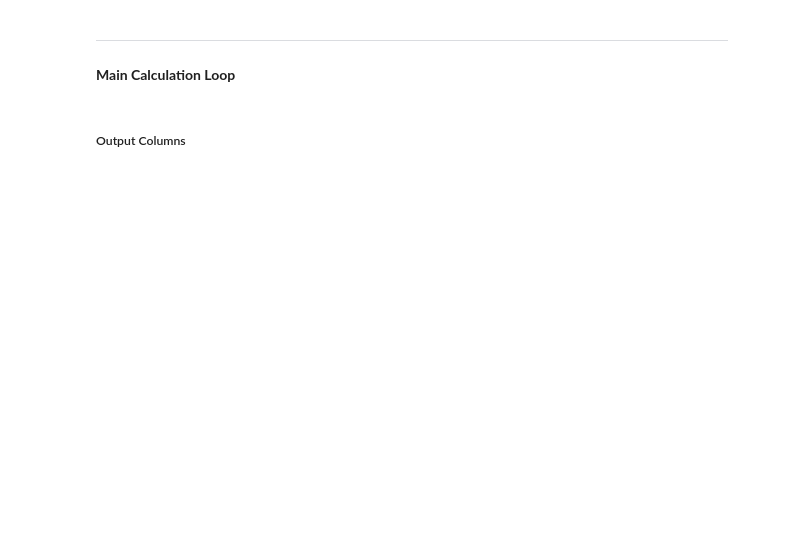
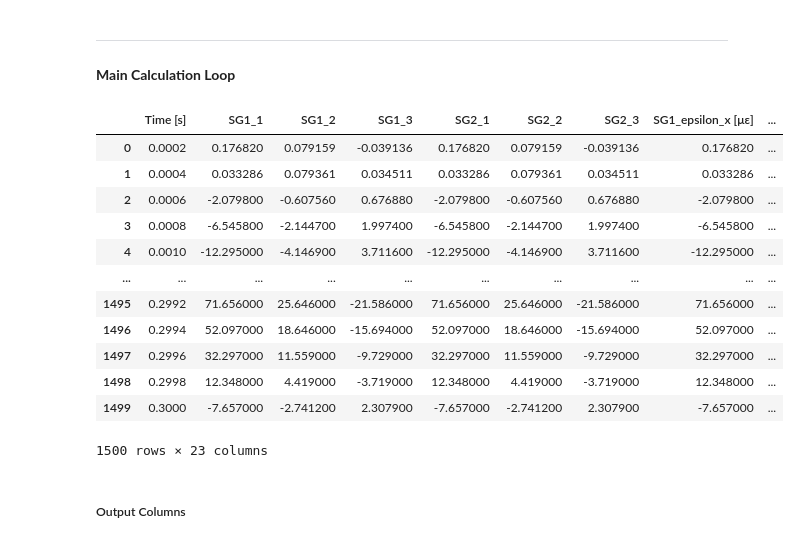
Before and after one commit to emreatay993/SG_Calc, a Jupyter notebook: SG_VM_Calculator_v1.ipynb, the cells around one changed output. Drawn from its saved outputs; the diff is of its cells as text; code cells hidden in the pictures; blank space fills up the shorter version.

```diff
--- a/SG_VM_Calculator_v1.ipynb
+++ b/SG_VM_Calculator_v1.ipynb
@@ -284,34 +287,48 @@ for i in range(num_rosettes):
         strain_gauge_data[f'SG{i+1}_von_Mises [MPa]'] = von_mises_stresses
 
 # Add the 'Data No' and 'Time' columns back to the DataFrame
-strain_gauge_data.insert(0, 'Time', time)
+strain_gauge_data.insert(0, 'Time [s]', time)
 #strain_gauge_data.insert(0, 'Data No', data_number)
 
 # Display the DataFrame with the new calculated columns to verify
 #print(strain_gauge_data.head())
 
 excel_file_path = "strain_gauge_data_results.xlsx"
 strain_gauge_data.to_excel(excel_file_path, index=False)
 
 # Load the workbook and select the active worksheet
 wb = load_workbook(excel_file_path)
 ws = wb.active
 
 # Determine the columns to hide
 # Assuming 'Time' is in the first column and 'von Mises' stress columns are identified by a pattern
 columns_to_hide = [col for col in ws.columns if col[0].value is not None
                    and 'von_Mises' not in col[0].value
                    and col[0].value != 'Time']
 
 # Hide these columns
 for column in columns_to_hide:
     ws.column_dimensions[column[0].column_letter].hidden = True
 
 wb.save(excel_file_path)
 
 strain_gauge_data
 
 #endregion
+# %% [output]
+|  | Time [s] | SG1_1 | SG1_2 | SG1_3 | SG2_1 | SG2_2 | SG2_3 | SG1_epsilon_x [με] | ... |
+| 0 | 0.0002 | 0.176820 | 0.079159 | -0.039136 | 0.176820 | 0.079159 | -0.039136 | 0.176820 | ... |
+| 1 | 0.0004 | 0.033286 | 0.079361 | 0.034511 | 0.033286 | 0.079361 | 0.034511 | 0.033286 | ... |
+| 2 | 0.0006 | -2.079800 | -0.607560 | 0.676880 | -2.079800 | -0.607560 | 0.676880 | -2.079800 | ... |
+| 3 | 0.0008 | -6.545800 | -2.144700 | 1.997400 | -6.545800 | -2.144700 | 1.997400 | -6.545800 | ... |
+| 4 | 0.0010 | -12.295000 | -4.146900 | 3.711600 | -12.295000 | -4.146900 | 3.711600 | -12.295000 | ... |
+| ... | ... | ... | ... | ... | ... | ... | ... | ... | ... |
+| 1495 | 0.2992 | 71.656000 | 25.646000 | -21.586000 | 71.656000 | 25.646000 | -21.586000 | 71.656000 | ... |
+| 1496 | 0.2994 | 52.097000 | 18.646000 | -15.694000 | 52.097000 | 18.646000 | -15.694000 | 52.097000 | ... |
+| 1497 | 0.2996 | 32.297000 | 11.559000 | -9.729000 | 32.297000 | 11.559000 | -9.729000 | 32.297000 | ... |
+| 1498 | 0.2998 | 12.348000 | 4.419000 | -3.719000 | 12.348000 | 4.419000 | -3.719000 | 12.348000 | ... |
+| 1499 | 0.3000 | -7.657000 | -2.741200 | 2.307900 | -7.657000 | -2.741200 | 2.307900 | -7.657000 | ... |
+1500 rows × 23 columns
 # %% [markdown]
 ##### Output Columns
 # %%
```
Also changed, not shown: parts of 4 cells of this notebook, 10 other files.
